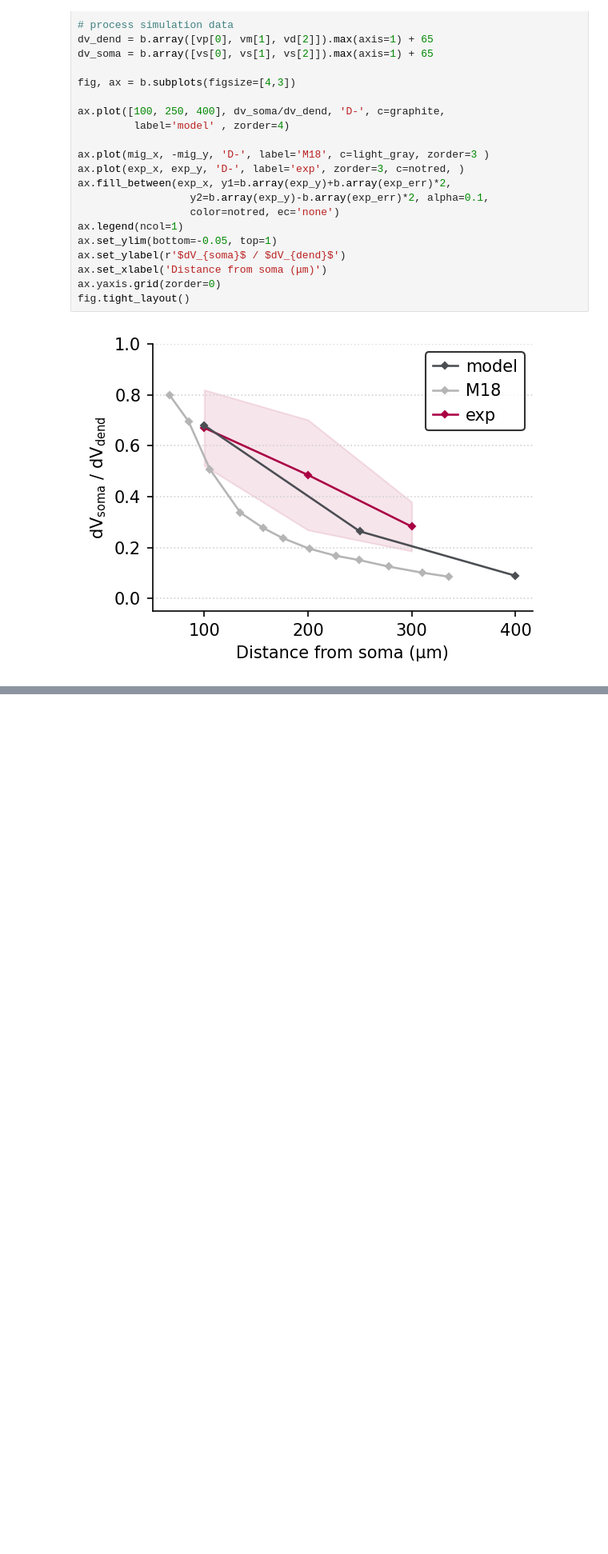
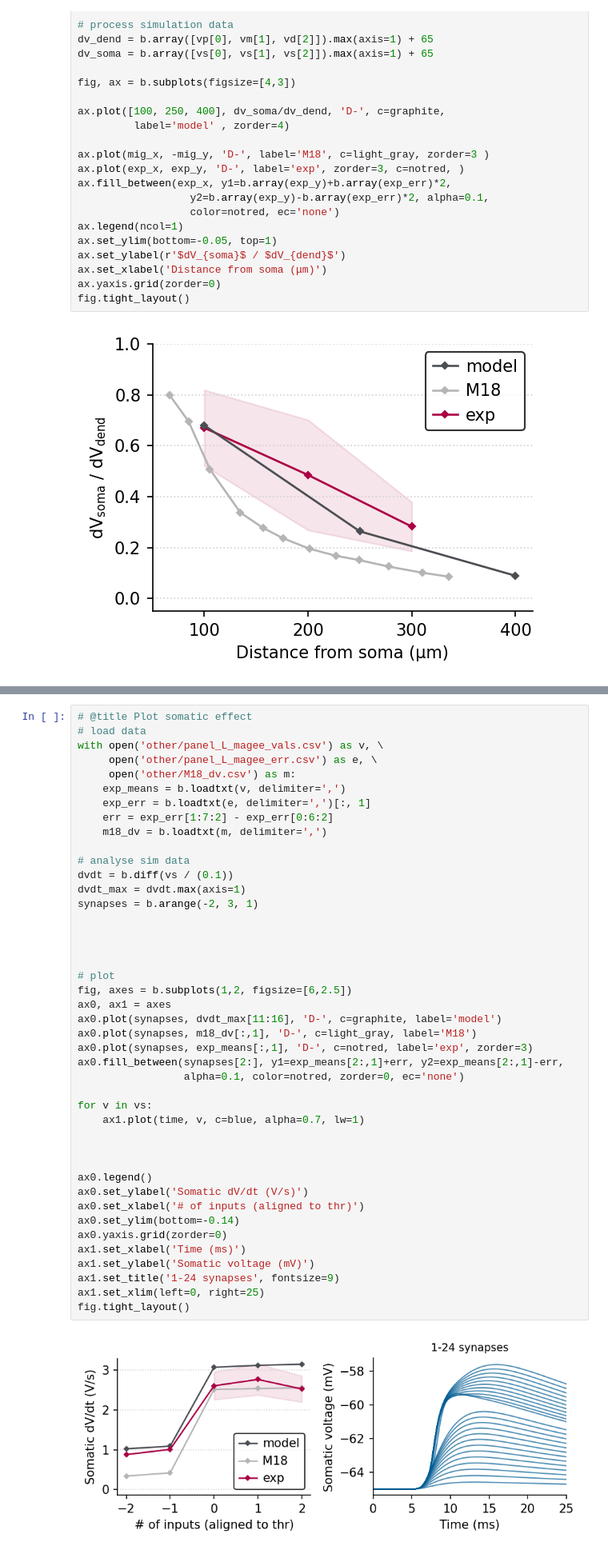
Before and after one commit to mpgl/dendrify-old-see-readme, a Jupyter notebook: Fig6-notebook.ipynb, the cells around one changed output, grey strips where cells are left out. Shown: that part at 80% size. Saved outputs shown, nothing was run; the diff lists cells and outputs as text; blank space fills up the shorter version.

```diff
--- a/Fig6-notebook.ipynb
+++ b/Fig6-notebook.ipynb
@@ -481,0 +547,45 @@ fig.tight_layout()
+# %%
+# @title Plot somatic effect
+# load data
+with open('other/panel_L_magee_vals.csv') as v, \
+     open('other/panel_L_magee_err.csv') as e, \
+     open('other/M18_dv.csv') as m:
+    exp_means = b.loadtxt(v, delimiter=',')
+    exp_err = b.loadtxt(e, delimiter=',')[:, 1]
+    err = exp_err[1:7:2] - exp_err[0:6:2]
+    m18_dv = b.loadtxt(m, delimiter=',')
+
+# analyse sim data
+dvdt = b.diff(vs / (0.1))
+dvdt_max = dvdt.max(axis=1)
+synapses = b.arange(-2, 3, 1)
+
+
+
+
+# plot
+fig, axes = b.subplots(1,2, figsize=[6,2.5])
+ax0, ax1 = axes
+ax0.plot(synapses, dvdt_max[11:16], 'D-', c=graphite, label='model')
+ax0.plot(synapses, m18_dv[:,1], 'D-', c=light_gray, label='M18')
+ax0.plot(synapses, exp_means[:,1], 'D-', c=notred, label='exp', zorder=3)
+ax0.fill_between(synapses[2:], y1=exp_means[2:,1]+err, y2=exp_means[2:,1]-err,
+                 alpha=0.1, color=notred, zorder=0, ec='none')
+
+for v in vs:
+    ax1.plot(time, v, c=blue, alpha=0.7, lw=1)
+
+
+
+ax0.legend()
+ax0.set_ylabel('Somatic dV/dt (V/s)')
+ax0.set_xlabel('# of inputs (aligned to thr)')
+ax0.set_ylim(bottom=-0.14)
+ax0.yaxis.grid(zorder=0)
+ax1.set_xlabel('Time (ms)')
+ax1.set_ylabel('Somatic voltage (mV)')
+ax1.set_title('1-24 synapses', fontsize=9)
+ax1.set_xlim(left=0, right=25)
+fig.tight_layout()
+# %% [output]
+[figure, added]
```
Also changed, not shown: parts of 5 cells of this notebook.
